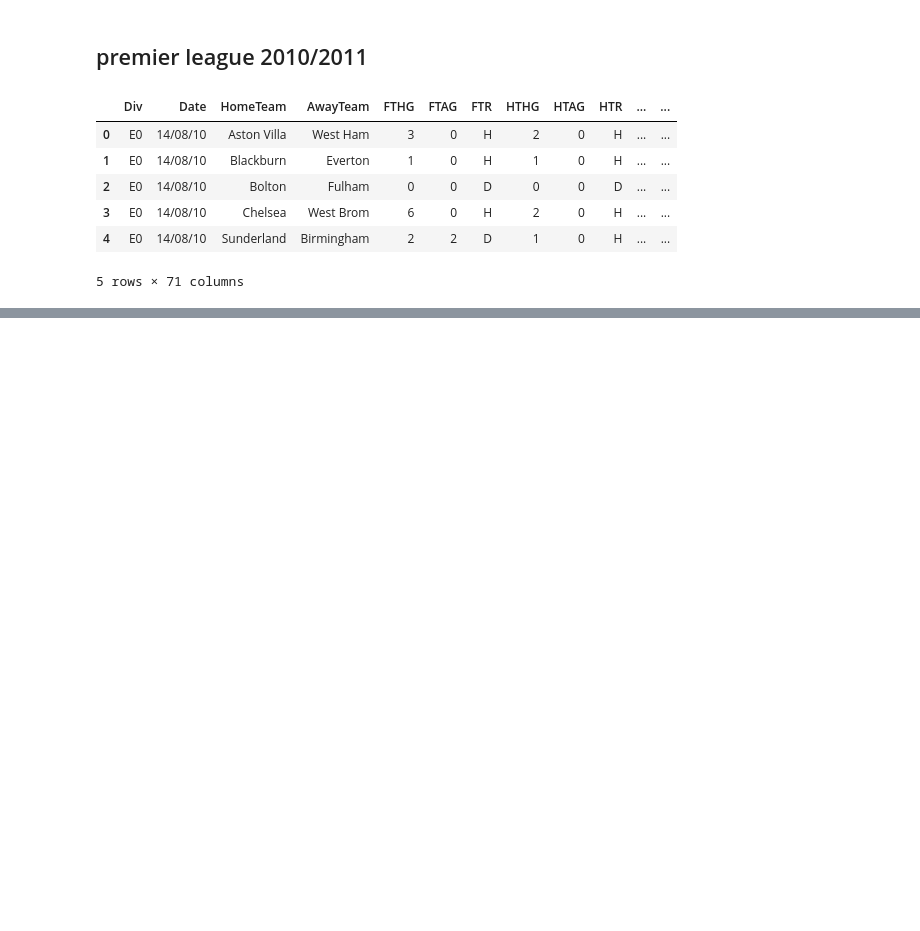
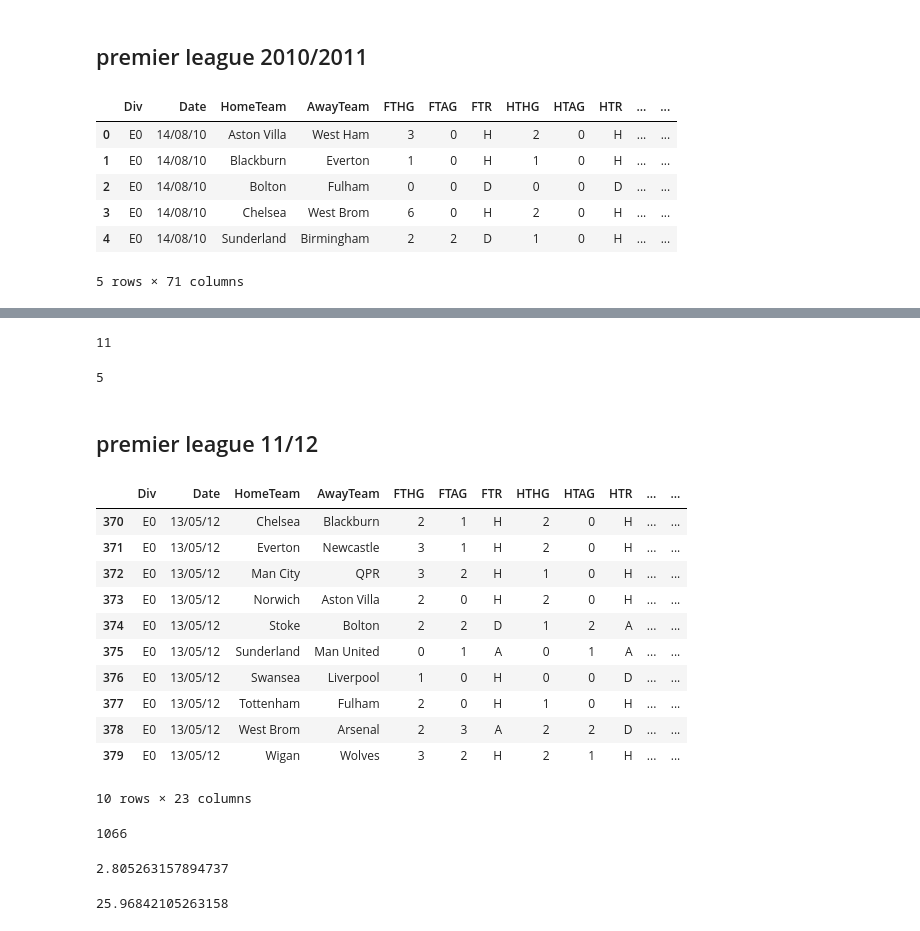
Before and after one commit to moustafa-karaki/premier_league, a Jupyter notebook: premier_league.ipynb, the cells around one changed output, grey strips where cells are left out. Cells and saved outputs as stored; diff of their text form; code cells hidden in the pictures; blank space fills up the shorter version.

```diff
--- a/premier_league.ipynb
+++ b/premier_league.ipynb
@@ -345,0 +399,35 @@ prem10
+# %%
+comebacks_home10
+# %% [output]
+11
+# %%
+comebacks_away10
+# %% [output]
+5
+# %% [markdown]
+## premier league 11/12
+# %%
+prem11 = pd.read_csv("prem1112.csv")
+# %%
+prem11 = prem11.drop(columns=['B365H', 'B365D', 'B365A', 'BWH', 'BWD',
+       'BWA', 'GBH', 'GBD', 'GBA', 'IWH', 'IWD', 'IWA', 'LBH', 'LBD', 'LBA',
+       'SBH', 'SBD', 'SBA', 'WHH', 'WHD', 'WHA', 'SJH', 'SJD', 'SJA', 'VCH',
+       'VCD', 'VCA', 'BSH', 'BSD', 'BSA', 'Bb1X2', 'BbMxH', 'BbAvH', 'BbMxD',
+       'BbAvD', 'BbMxA', 'BbAvA', 'BbOU', 'BbMx>2.5', 'BbAv>2.5', 'BbMx<2.5',
+       'BbAv<2.5', 'BbAH', 'BbAHh', 'BbMxAHH', 'BbAvAHH', 'BbMxAHA',
+       'BbAvAHA'])
+# %%
+prem11[370:]
+# %% [output]
+|  | Div | Date | HomeTeam | AwayTeam | FTHG | FTAG | FTR | HTHG | HTAG | HTR | ... | ... |
+| 370 | E0 | 13/05/12 | Chelsea | Blackburn | 2 | 1 | H | 2 | 0 | H | ... | ... |
+| 371 | E0 | 13/05/12 | Everton | Newcastle | 3 | 1 | H | 2 | 0 | H | ... | ... |
+| 372 | E0 | 13/05/12 | Man City | QPR | 3 | 2 | H | 1 | 0 | H | ... | ... |
+| 373 | E0 | 13/05/12 | Norwich | Aston Villa | 2 | 0 | H | 2 | 0 | H | ... | ... |
+| 374 | E0 | 13/05/12 | Stoke | Bolton | 2 | 2 | D | 1 | 2 | A | ... | ... |
+| 375 | E0 | 13/05/12 | Sunderland | Man United | 0 | 1 | A | 0 | 1 | A | ... | ... |
+| 376 | E0 | 13/05/12 | Swansea | Liverpool | 1 | 0 | H | 0 | 0 | D | ... | ... |
+| 377 | E0 | 13/05/12 | Tottenham | Fulham | 2 | 0 | H | 1 | 0 | H | ... | ... |
+| 378 | E0 | 13/05/12 | West Brom | Arsenal | 2 | 3 | A | 2 | 2 | D | ... | ... |
+| 379 | E0 | 13/05/12 | Wigan | Wolves | 3 | 2 | H | 2 | 1 | H | ... | ... |
+10 rows × 23 columns
@@ -345,0 +436,8 @@ prem10
+# %%
+total_goals11
+# %% [output]
+1066
+# %%
+avarage(total_goals11)
+# %% [output]
+2.805263157894737
@@ -345,0 +446,4 @@ prem10
+# %%
+avarage(total_shots11)
+# %% [output]
+25.96842105263158
```
Also changed, not shown: parts of 30 cells of this notebook.
